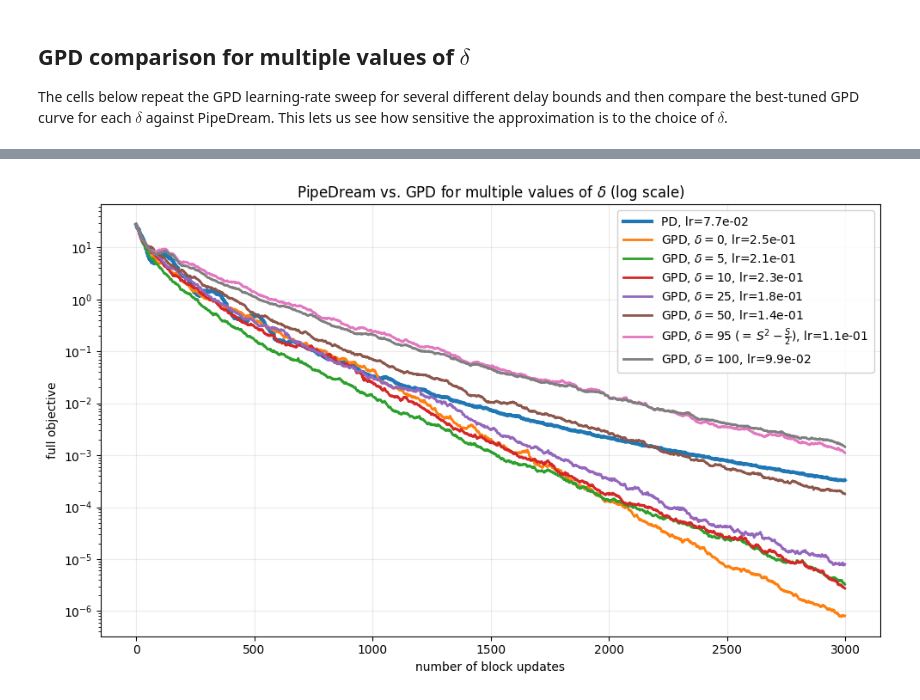
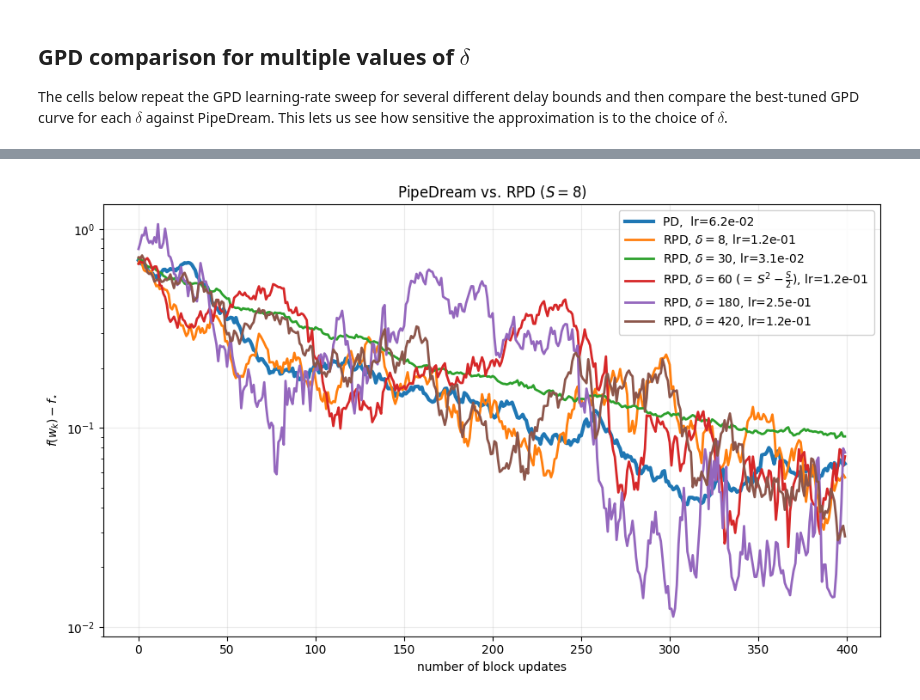
Before and after one commit to vectozavr/randomized-pipedream, a Jupyter notebook: notebooks/different_delta_quadratic_multiple_deltas.ipynb, the cells around one changed output, grey strips where cells are left out. Cells and saved outputs as stored; diff of their text form; code cells hidden in the pictures.

```diff
--- a/notebooks/different_delta_quadratic_multiple_deltas.ipynb
+++ b/notebooks/different_delta_quadratic_multiple_deltas.ipynb
@@ -309,12 +432,10 @@ plot_lr_sweep_summary(
 # %%
-gamma_grid = np.linspace(0.01 / L, 0.8 / L, num_lr_points)
-
-gpd_lrs = gamma_grid.copy()
+gpd_gamma_grid = (2.0 ** np.arange(-8, 0))
 
 gpd_sweep = sweep_learning_rates(
     objective=objective,
     method_name="GPD",
-    learning_rates=gpd_lrs,
+    learning_rates=gpd_gamma_grid,
     method_factory_builder=lambda lr, seed: make_gpd_method(
         lr=lr,
         K_budget=K_budget,
@@ -324,7 +445,7 @@ gpd_sweep = sweep_learning_rates(
         seed=seed,
         name=f"GPD lr={lr:.6e}",
     ),
-    seeds=list(range(10)),
+    seeds=[0],
     K_budget=K_budget,
 )
 
@@ -416,12 +579,12 @@ delta candidates:
 gpd_sweeps_by_delta = {}
 
 for delta_label, delta_value in delta_candidates:
-    print(f"Running GPD sweep for delta={delta_label} ({delta_value})")
+    print(f"Running RPD sweep for delta={delta_label} ({delta_value})")
 
     sweep = sweep_learning_rates(
         objective=objective,
-        method_name=f"GPD delta={delta_label}",
-        learning_rates=gamma_grid,
+        method_name=f"RPD delta={delta_label}",
+        learning_rates=gpd_gamma_grid,
         method_factory_builder=lambda lr, seed, delta_value=delta_value, delta_label=delta_label: make_gpd_method(
             lr=lr,
             K_budget=K_budget,
@@ -429,9 +592,9 @@ for delta_label, delta_value in delta_candidates:
             training_batch_indices=training_batch_indices,
             init_stage_weights=init_stage_weights,
             seed=seed,
-            name=f"GPD delta={delta_label} lr={lr:.6e}",
+            name=f"RPD delta={delta_label} lr={lr:.6e}",
         ),
-        seeds=list(range(10)),
+        seeds=[0],
         K_budget=K_budget,
     )
 
@@ -441,7 +604,7 @@ for delta_label, delta_value in delta_candidates:
     }
 
     print(
-        f"  best lr = {sweep['best_lr']:.6e}, "
+        f"best lr = {sweep['best_lr']:.6e}, "
         f"best lr * L = {sweep['best_lr'] * L:.6e}, "
         f"final objective = {sweep['results'][sweep['best_lr']]['final_mean']:.6e}"
     )
@@ -463,7 +622,21 @@ Running GPD sweep for delta=S^2 (100)
 # %%
-best_pd_curve = pd_sweep["best_curve"]
+stable_pd_lr, pd_lr_table = select_stable_learning_rate(
+    pd_sweep,
+    tail_frac=0.2,
+    relative_tol=0.05,
+    max_tail_cv=0.15,
+    max_up_fraction=0.45,
+    max_up_rel=0.05,
+    max_tv_ratio=5.0,
+    max_tail_log_slope=1e-4,
+    prefer="smaller",
+)
+
+stable_pd_curve = pd_sweep["results"][stable_pd_lr]["mean_curve"]
+
 special_delta_value = num_stages**2 - num_stages / 2
 eps = 1e-16
+
 
 def format_delta_label(delta_value, special_delta_value):
     delta_int = int(round(delta_value))
@@ -471,29 +644,69 @@ def format_delta_label(delta_value, special_delta_value):
         return rf"{delta_int}\;(=\,S^2-\frac{{S}}{{2}})"
     return f"{delta_int}"
 
+
+selected_gpd_by_delta = {}
+
+for delta_value, info in gpd_sweeps_by_delta.items():
+    sweep = info["sweep"]
+
+    stable_gpd_lr, gpd_lr_table = select_stable_learning_rate(
+        sweep,
+        tail_frac=0.2,
+        relative_tol=0.05,
+        max_tail_cv=0.15,
+        max_up_fraction=0.45,
+        max_up_rel=0.05,
+        max_tv_ratio=5.0,
+        max_tail_log_slope=1e-4,
+        prefer="smaller",
+    )
+
+    selected_gpd_by_delta[delta_value] = {
+        "label": info["label"],
+        "sweep": sweep,
+        "stable_lr": stable_gpd_lr,
+        "stable_curve": sweep["results"][stable_gpd_lr]["mean_curve"],
+        "lr_table": gpd_lr_table,
+    }
+
+    print(
+        f"delta={info['label']}: "
+        f"final-point best lr={sweep['best_lr']:.3e}, "
+        f"lr={stable_gpd_lr:.3e}"
+    )
+
+
+T = min(
+    len(stable_pd_curve),
+    *[
+        len(info["stable_curve"])
+        for info in selected_gpd_by_delta.values()
+    ],
+)
+
 fig, ax = plt.subplots(figsize=(10, 6))
 
 ax.semilogy(
-    np.maximum(best_pd_curve, eps),
+    np.maximum(stable_pd_curve[:T], eps),
     linewidth=3.0,
-    label=rf"PD, lr={pd_sweep['best_lr']:.1e}",
+    label=rf"PD,  lr={stable_pd_lr:.1e}",
 )
 
-for delta_value, info in gpd_sweeps_by_delta.items():
-    sweep = info["sweep"]
-    curve = sweep["best_curve"]
-    T = min(len(best_pd_curve), len(curve))
+for delta_value, info in selected_gpd_by_delta.items():
+    curve = info["stable_curve"]
+    stable_gpd_lr = info["stable_lr"]
     delta_text = format_delta_label(delta_value, special_delta_value)
 
     ax.semilogy(
         np.maximum(curve[:T], eps),
         linewidth=2.0,
-        label=rf"GPD, $\delta={delta_text}$, lr={sweep['best_lr']:.1e}",
+        label=rf"RPD, $\delta={delta_text}$, lr={stable_gpd_lr:.1e}",
     )
 
 ax.set_xlabel("number of block updates")
-ax.set_ylabel("full objective")
-ax.set_title(r"PipeDream vs. GPD for multiple values of $\delta$ (log scale)")
+ax.set_ylabel(r"$f(w_k) - f_{\star}$")
+ax.set_title(r"PipeDream vs. RPD $(S=8)$")
 
 ax.legend(
     loc="upper right",
@@ -507,6 +720,6 @@ ax.legend(
 
 ax.grid(True, alpha=0.25)
 fig.tight_layout()
-plt.savefig("pd_vs_GPD_different_delta.pdf", bbox_inches="tight")
+plt.savefig("pd_vs_RPD_different_delta.pdf", bbox_inches="tight")
 plt.show()
 # %% [output]
@@ -513,4 +731,4 @@ plt.show()
-[figure, old version]
+[figure, new version]
 # %%
 # summarize how the best achievable final objective depends on delta
 delta_values = []
```
Also changed, not shown: parts of 22 cells of this notebook, 14 other files.
